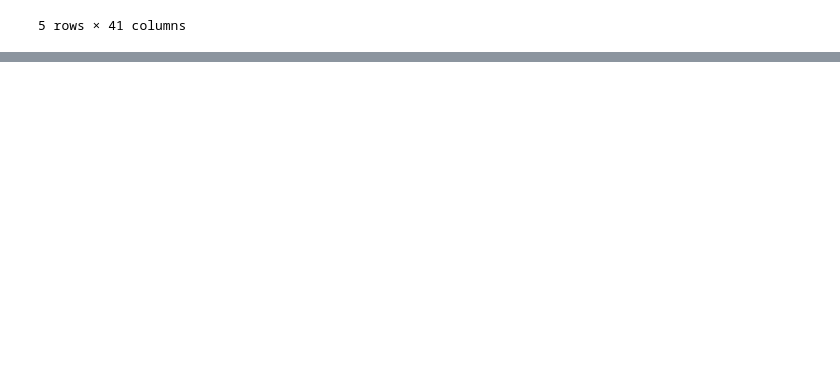
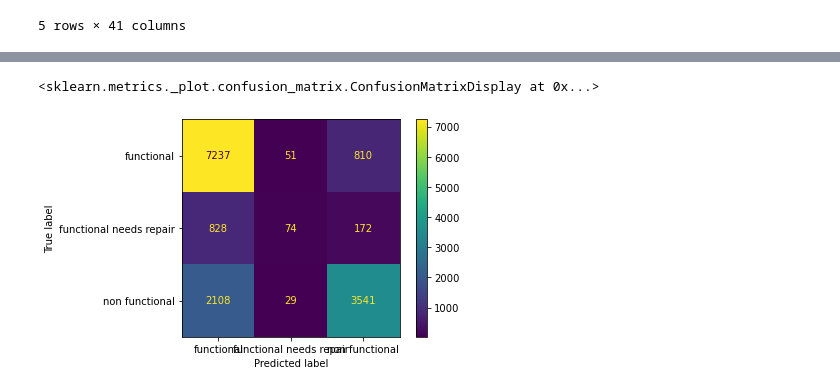
Before and after one commit to kalebts/Tanzania-Group-Project, a Jupyter notebook: kalebts.ipynb, the cells around one changed output, grey strips where cells are left out. Drawn from its saved outputs; the diff is of its cells as text; code cells hidden in the pictures; blank space fills up the shorter version.

Commit message:
data cleaning/exploration, geoviz, streamlit

```diff
--- a/kalebts.ipynb
+++ b/kalebts.ipynb
@@ -32,0 +202,25 @@ data.head()
+# %%
+cols_to_remove = cols_to_remove + ['funder', 'installer', 'subvillage', 'public_meeting', 'scheme_management', 'scheme_name', 'permit', 'date_recorded']
+cols_to_remove = cols_to_remove + ['wpt_name', 'ward', 'lga']
+cols_to_remove = cols_to_remove + ['wpt_name', 'ward', 'lga']
+# %%
+X = data.drop(labels=cols_to_remove + ['status_group'], axis=1)
+y = data['status_group']
+
+X_train, X_test, y_train, y_test = train_test_split(X, y, random_state=42)
+# %%
+ct_ohe = make_column_transformer(
+    (OneHotEncoder(sparse=False, drop='if_binary'), make_column_selector(dtype_include=object)),
+    remainder='passthrough',
+    verbose_feature_names_out=False
+)
+# %%
+pipe_logreg = make_pipeline(
+    ct_ohe,
+    StandardScaler(with_mean=False),
+    LogisticRegression(max_iter=10000)
+)
+
+pipe_logreg.fit(X_train, y_train)
+
+pipe_logreg.score(X_train, y_train), pipe_logreg.score(X_test, y_test)
@@ -32,0 +287,5 @@ data.head()
+# %%
+ConfusionMatrixDisplay.from_predictions(y_test, pipe_logreg.predict(X_test))
+# %% [output]
+<sklearn.metrics._plot.confusion_matrix.ConfusionMatrixDisplay at 0x...>
+[figure, added]
```
Also changed, not shown: parts of 22 cells of this notebook, 48 other files.
